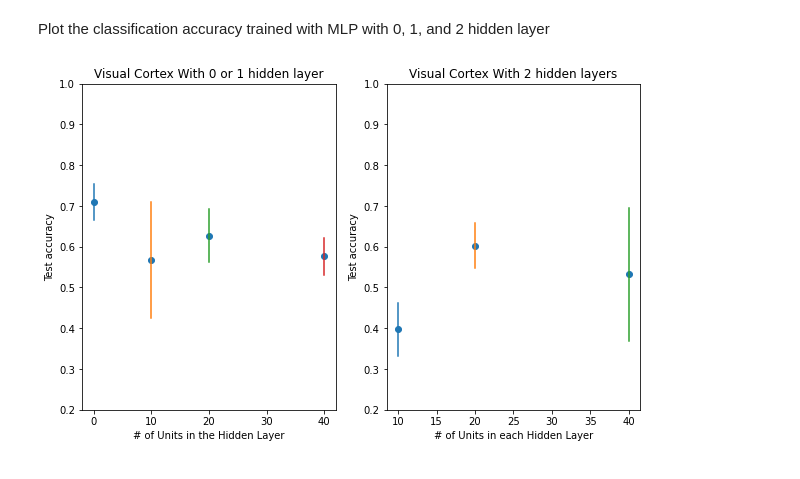
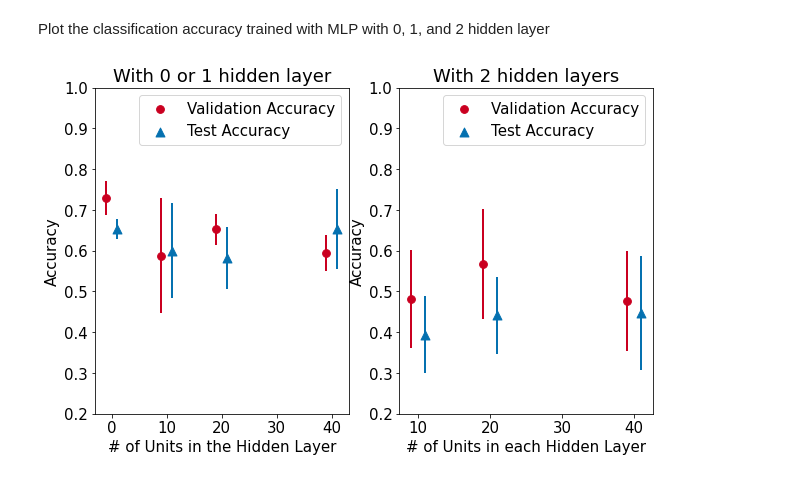
Before and after one commit to kkke/NeuroMatch_Project, a Jupyter notebook: ke notebook/notebook_mlp_classifier_batchsize96_Vis.ipynb, the cells around one changed output. Cells and saved outputs as stored; diff of their text form; code cells hidden in the pictures.

```diff
--- a/ke notebook/notebook_mlp_classifier_batchsize96_Vis.ipynb
+++ b/ke notebook/notebook_mlp_classifier_batchsize96_Vis.ipynb
@@ -853,7 +863,7 @@ for i in range(len(val_acc_unreg)):
     plt.plot(val_acc_unreg[i], label='Val Accuracy', c='red', ls='dashed')
     plt.plot(train_acc_unreg[i], label='Train Accuracy', c='red', ls='solid')
     # plt.axhline(y=max(val_acc_unreg), c='green', ls='dashed')
-    plt.title('Visual Cortex Unregularized Model with No Hidden Layer')
+    plt.title('Unregularized Model with No Hidden Layer')
     plt.ylabel('Accuracy (%)')
     plt.xlabel('Epoch')
     if i ==0:
@@ -1241,10 +1006,7 @@ Maximum Validation Accuracy reached: 0.5588235294117647
 # %%
-val_acc_unreg_avg = np.array([max(val_acc) for val_acc in val_acc_reg])
-val_acc_reg10_avg = np.array([max(val_acc) for val_acc in val_acc_reg10])
-val_acc_reg20_avg = np.array([max(val_acc) for val_acc in val_acc_reg20])
-val_acc_reg40_avg = np.array([max(val_acc) for val_acc in val_acc_reg40])
+
 hidden_units = [0, 10, 20, 40]
-val_acc = np.array([val_acc_unreg_avg, val_acc_reg10_avg, val_acc_reg20_avg, val_acc_reg40_avg])
+val_acc = np.array(measurements['val_acc_sum'][:-3])
 
 plt.figure()
 plt.scatter(hidden_units, np.mean(val_acc, axis = 1))
@@ -1259,2 +1021,6 @@ plt.show()
+# %%
+import pickle
+with open('dataset11_vis.pickle', 'wb') as handle:
+    pickle.dump(measurements, handle, protocol=pickle.HIGHEST_PROTOCOL)
 # %% [markdown]
 With two hidden layers
@@ -1536,33 +1027,57 @@ Maximum Validation Accuracy reached: 0.6029411764705882
 # %% [markdown]
 Plot the classification accuracy trained with MLP with 0, 1, and 2 hidden layer
 # %%
-val_acc_reg10_layer_avg = np.array([max(val_acc) for val_acc in val_acc_reg10_layers])
-val_acc_reg20_layer_avg = np.array([max(val_acc) for val_acc in val_acc_reg20_layers])
-val_acc_reg40_layer_avg = np.array([max(val_acc) for val_acc in val_acc_reg40_layers])
+import pickle
+import numpy as np
+import matplotlib.pyplot as plt
+with open('dataset11_vis.pickle', 'rb') as handle:
+    measurements = pickle.load(handle)
+
 hidden_units = [0, 10, 20, 40]
-val_acc = np.array([val_acc_unreg_avg, val_acc_reg10_avg, val_acc_reg20_avg, val_acc_reg40_avg])
-val_acc_layer = np.array([val_acc_reg10_layer_avg, val_acc_reg20_layer_avg, val_acc_reg40_layer_avg,
-                    ])
+val_acc = np.array(measurements['val_acc_sum'][:-3])
+val_acc_layer = np.array(measurements['val_acc_sum'][-3:])
+test_acc = np.array(measurements['test_acc_sum'][:-3])
+test_acc_layer = np.array(measurements['test_acc_sum'][-3:])
 
 plt.figure(figsize= (10, 6))
 plt.subplot(1, 2, 1)
-plt.scatter(hidden_units, np.mean(val_acc, axis = 1))
+s1 = plt.scatter([x - 1 for x in hidden_units], np.mean(val_acc, axis = 1),
+                 s = 60, c = '#ca0020', marker= 'o')
 for i in range(4):
-    plt.plot([hidden_units[i], hidden_units[i]], [np.mean(val_acc[i,:])- np.std(val_acc[i,:]), np.mean(val_acc[i,:])+ np.std(val_acc[i,:])])
+    plt.plot([hidden_units[i]-1, hidden_units[i]-1], [np.mean(val_acc[i,:])- np.std(val_acc[i,:]), np.mean(val_acc[i,:])+ np.std(val_acc[i,:])],
+             color='#ca0020', linewidth=2)
+
+s2 = plt.scatter([x + 1 for x in hidden_units], np.mean(test_acc, axis = 1),
+                 s = 80, c = '#0571b0', marker= '^')
+for i in range(4):
+    plt.plot([hidden_units[i] + 1, hidden_units[i] + 1], [np.mean(test_acc[i,:])- np.std(test_acc[i,:]), np.mean(test_acc[i,:])+ np.std(test_acc[i,:])],
+             color='#0571b0', linewidth=2)
 plt.xlabel('# of Units in the Hidden Layer')
-plt.ylabel('Test accuracy')
+plt.ylabel('Accuracy')
 plt.ylim([0.2, 1])
-plt.title('Visual Cortex With 0 or 1 hidden layer')
-
+plt.title('With 0 or 1 hidden layer')
+plt.legend([s1, s2], ['Validation Accuracy', 'Test Accuracy'])
 
 plt.subplot(1, 2, 2)
-plt.scatter(hidden_units[1:], np.mean(val_acc_layer, axis = 1))
+s3 = plt.scatter([x - 1 for x in hidden_units[1:]], np.mean(val_acc_layer, axis = 1),
+                 s = 60, c = '#ca0020', marker= 'o')
 for i in range(3):
-    plt.plot([hidden_units[i+1], hidden_units[i+1]], [np.mean(val_acc_layer[i,:])- np.std(val_acc_layer[i,:]), np.mean(val_acc_layer[i,:])+ np.std(val_acc_layer[i,:])])
+    plt.plot([hidden_units[i+1]-1, hidden_units[i+1]-1], [np.mean(val_acc_layer[i,:])- np.std(val_acc_layer[i,:]), np.mean(val_acc_layer[i,:])+ np.std(val_acc_layer[i,:])],
+             color='#ca0020', linewidth=2)
+
+s4 = plt.scatter([x + 1 for x in hidden_units[1:]], np.mean(test_acc_layer, axis = 1),
+                 s = 80, c = '#0571b0', marker= '^')
+for i in range(3):
+    plt.plot([hidden_units[i+1] + 1, hidden_units[i+1]+ 1], [np.mean(test_acc_layer[i,:])- np.std(test_acc_layer[i,:]),
+                                                      np.mean(test_acc_layer[i,:])+ np.std(test_acc_layer[i,:])],
+                                                      color='#0571b0', linewidth=2)
 plt.xlabel('# of Units in each Hidden Layer')
-plt.ylabel('Test accuracy')
+plt.ylabel('Accuracy')
 plt.ylim([0.2, 1])
-plt.title('Visual Cortex With 2 hidden layers')
+plt.title('With 2 hidden layers')
+plt.legend([s3, s4], ['Validation Accuracy', 'Test Accuracy'])
+plt.rcParams.update({'font.size': 15})
+plt.savefig('dataset11_vis.png')
 plt.show()
 # %% [output]
-[figure, old version]
+[figure, new version]
```
Also changed, not shown: parts of 16 cells of this notebook.
